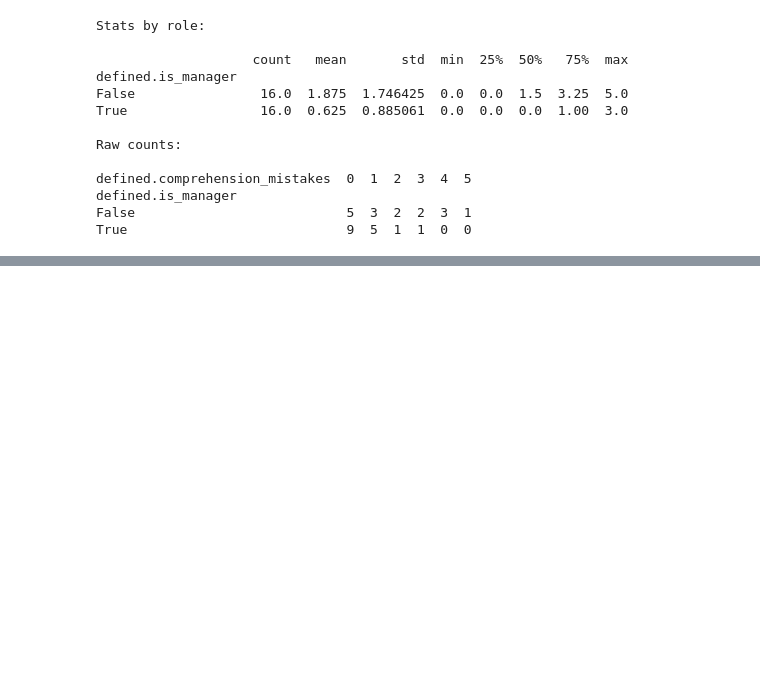
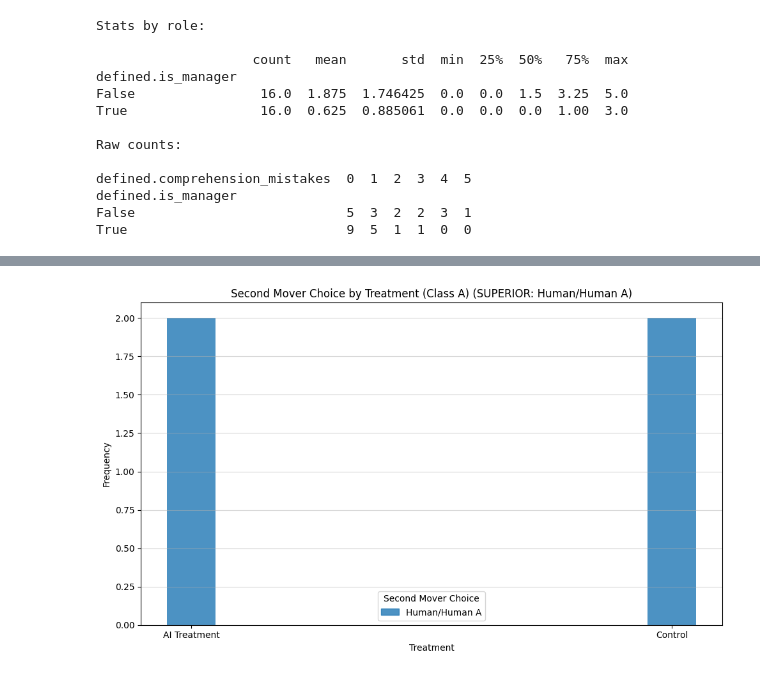
Before and after one commit to marcvoolpe/garrido_analysis, a Jupyter notebook: analsysis.ipynb, the cells around one changed output, grey strips where cells are left out. Drawn from its saved outputs; the diff is of its cells as text; code cells hidden in the pictures; blank space fills up the shorter version.

Commit message:
graphs by product class

```diff
--- a/analsysis.ipynb
+++ b/analsysis.ipynb
@@ -4,7 +4,7 @@ import numpy as np
 
 path = "data/all_apps_wide_2026-01-28.csv"
 
-df = pd.read_csv(
+df_managers = pd.read_csv(
     path,
     sep=",",
 )
@@ -56,7 +56,17 @@ df.loc[df[cols['first_mover']] == 'Supplier Manager',
 
 cols['first_mover_choice'] = 'defined.first_mover_choice'
 
-#7. create column for choice of the specific manager in that row
+#7. create column for second mover choice
+df['defined.second_mover_choice'] = None
+
+df.loc[df[cols['first_mover']] != 'Retailer Manager',
+       'defined.second_mover_choice'] = df[cols['retailer_choice']]
+df.loc[df[cols['first_mover']] != 'Supplier Manager',
+       'defined.second_mover_choice'] = df[cols['supplier_choice']]
+
+cols['second_mover_choice'] = 'defined.second_mover_choice'
+
+#8. create column for choice of the specific manager in that row
 df['defined.choice'] = None
 
 df.loc[df[cols['role']] == 'Retailer Manager',
@@ -66,7 +76,7 @@ df.loc[df[cols['role']] == 'Supplier Manager',
 
 cols['choice'] = 'defined.choice'
 
-#7. ensure that retailer and supplier config flags differ: 1/0 or 0/1
+#9. ensure that retailer and supplier config flags differ: 1/0 or 0/1
 
 for index, row in df.iterrows():
     if row['session.config.force_retailer_first'] == row['session.config.force_supplier_first']:
@@ -164,0 +195,63 @@ True                            9  5  1  1  0  0
+# %%
+df_managers = df[df[cols['is_manager']]]
+# %%
+import matplotlib.pyplot as plt
+import seaborn as sns
+import numpy as np
+
+# Filter by class_a first, then by baseline
+class_a_data = df_managers[df_managers['session.config.class_a'] == 1]
+
+baseline_1 = class_a_data[class_a_data['session.config.baseline'] == 1][cols['second_mover_choice']]
+baseline_0 = class_a_data[class_a_data['session.config.baseline'] == 0][cols['second_mover_choice']]
+
+# Get value counts and align indices
+baseline_1_counts = baseline_1.value_counts().sort_index()
+baseline_0_counts = baseline_0.value_counts().sort_index()
+
+# Get all unique choices across both conditions
+all_choices = sorted(set(baseline_1_counts.index) | set(baseline_0_counts.index))
+
+# Reindex both series to have the same index (fill missing with 0)
+baseline_1_counts = baseline_1_counts.reindex(all_choices, fill_value=0)
+baseline_0_counts = baseline_0_counts.reindex(all_choices, fill_value=0)
+
+# Create figure
+plt.figure(figsize=(10, 6))
+
+# Use tab10 colormap for normal colors
+colors = plt.cm.tab10(np.arange(len(all_choices)))
+
+# Set up positions - two groups closer together
+x_baseline_0 = 0
+x_baseline_1 = 0.8
+width = 0.08
+
+# Plot bars for each choice
+for i, choice in enumerate(all_choices):
+    plt.bar(x_baseline_0 + i * width, baseline_0_counts[choice], width,
+            color=colors[i], alpha=0.8)
+    plt.bar(x_baseline_1 + i * width, baseline_1_counts[choice], width,
+            color=colors[i], alpha=0.8)
+
+# Create custom legend with relabeled choices
+choice_labels = {
+    'AJ': 'AI/Human B',
+    'HS': 'Human/Human A'
+}
+handles = [plt.Rectangle((0,0),1,1, color=colors[i], alpha=0.8) for i in range(len(all_choices))]
+labels = [choice_labels.get(choice, f'Choice {choice}') for choice in all_choices]
+plt.legend(handles, labels, title='Second Mover Choice')
+
+# Add labels and title
+plt.xlabel('Treatment')
+plt.ylabel('Frequency')
+plt.title('Second Mover Choice by Treatment (Class A) (SUPERIOR: Human/Human A)')
+plt.xticks([x_baseline_0 + (len(all_choices)-1)*width/2, x_baseline_1 + (len(all_choices)-1)*width/2],
+           ['AI Treatment', 'Control'])
+plt.grid(axis='y', alpha=0.5)
+
+plt.tight_layout()
+plt.show()
+# %% [output]
+[figure, added]
```
Also changed, not shown: parts of 3 cells of this notebook.
